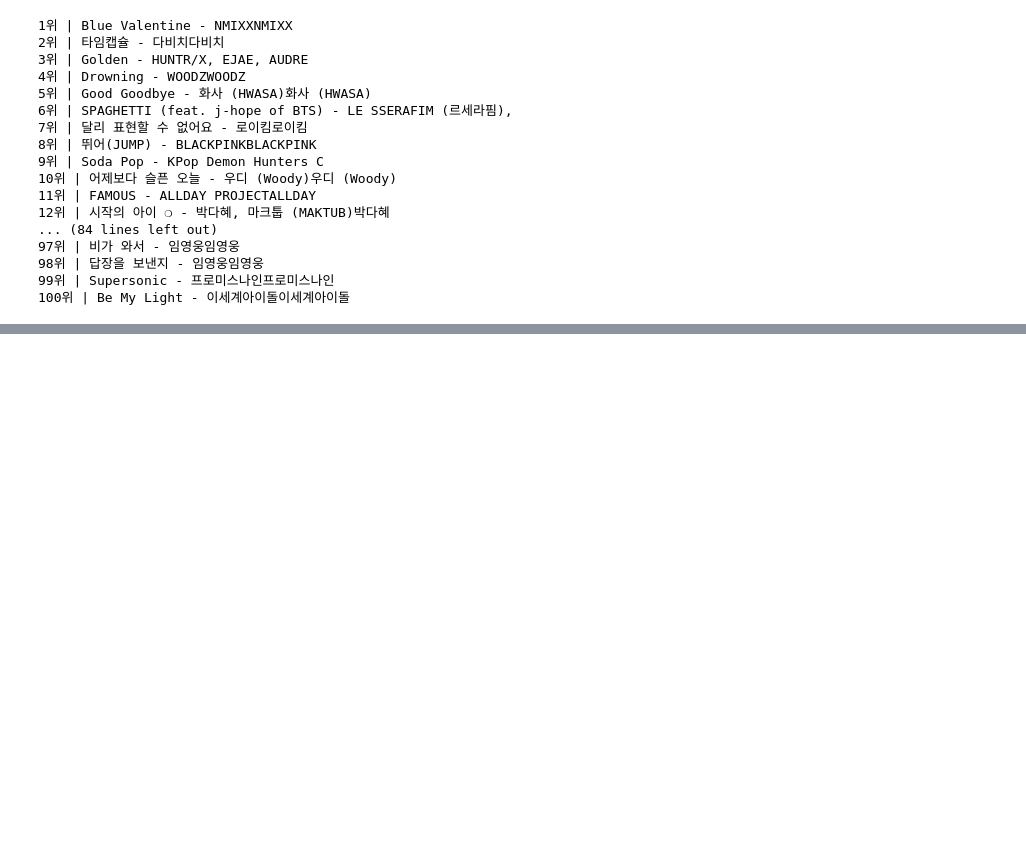
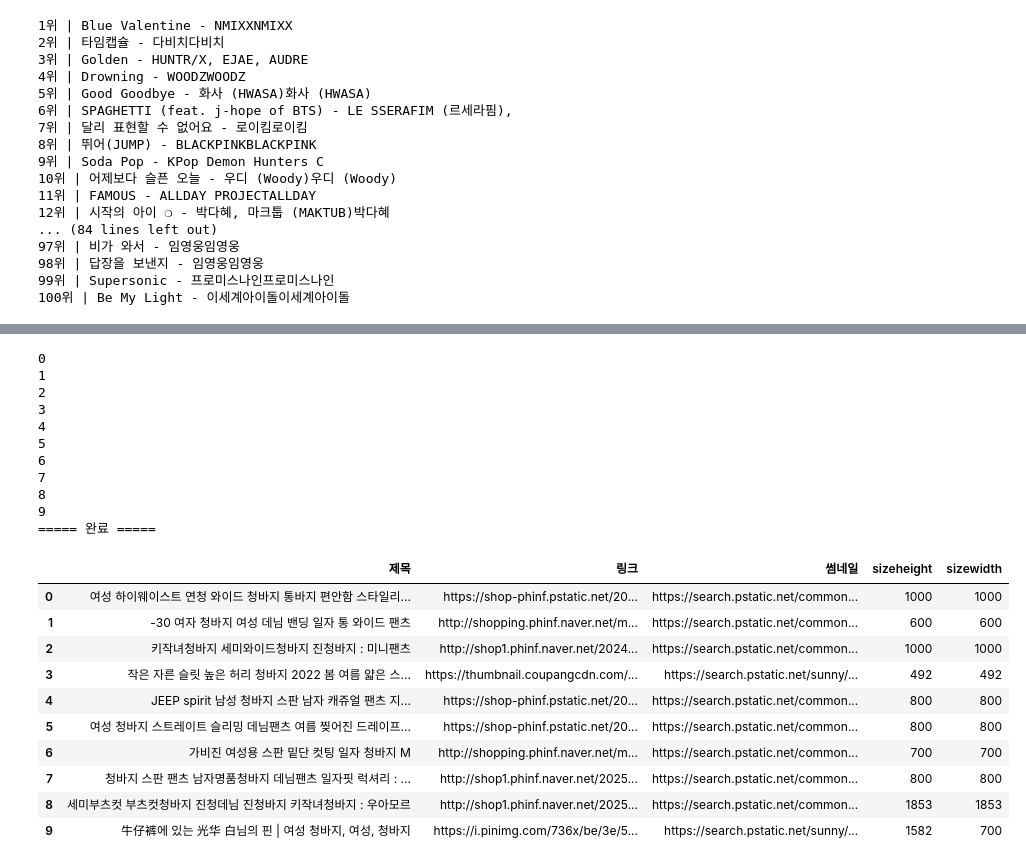
Before and after one commit to hurjoung/ai, a Jupyter notebook: source/01_python/ch14_웹데이터수집1_정적_공공api.ipynb, the cells around one changed output, grey strips where cells are left out. Cells and saved outputs as stored; diff of their text form; code cells hidden in the pictures; blank space fills up the shorter version.

```diff
--- a/source/01_python/ch14_웹데이터수집1_정적_공공api.ipynb
+++ b/source/01_python/ch14_웹데이터수집1_정적_공공api.ipynb
@@ -665,0 +886,38 @@ for rank, title, singer in zip(ranks, titles, singers):
+# %%
+def get_image_list(query):
+    'query로 검색한 이미지 정보(정보,링크,썸네일,크기) 100건 데이터 프레임을 return(방법2)'
+    from urllib.request import urlopen, Request
+    from urllib.parse import quote
+    import json
+    import pandas as pd
+    from dotenv import load_dotenv
+    import os
+    load_dotenv()
+    client_id = os.getenv('CLIENT_ID')
+    client_secret = os.getenv('CLIENT_SECRET')
+    encText = quote(query)
+    url = f'https://openapi.naver.com/v1/search/image?query={encText}&display=100'
+    headers = {
+        'X-Naver-Client-Id':client_id,
+        'X-Naver-Client-Secret':client_secret
+    }
+    request = Request(url, headers=headers)
+    response = urlopen(request)
+    # print(response.read().decode('utf-8'))
+    items = json.loads(response.read().decode('utf-8'))['items']
+    items_list = []
+    for item in items:
+        #print(item)
+        link = item.get('link')
+        thumbnail = item.get('thumbnail')
+        items_list.append({
+            '제목':item.get('title'),
+            '링크':link,
+            '썸네일': thumbnail,
+            'sizeheight': int(item.get('sizeheight')),
+            'sizewidth':  int(item.get('sizewidth')),
+        })
+    return pd.DataFrame(items_list)
+df = get_image_list("청바지")
+#df.to_csv('data/ch14_청바지.csv')
+#df.sample()
@@ -665,0 +991,25 @@ for rank, title, singer in zip(ranks, titles, singers):
+# %%
+get_image_list('청바지')
+# %% [output]
+0
+1
+2
+3
+4
+5
+6
+7
+8
+9
+===== 완료 =====
+|  | 제목 | 링크 | 썸네일 | sizeheight | sizewidth |
+| 0 | 여성 하이웨이스트 연청 와이드 청바지 통바지 편안함 스타일리... | https://shop-phinf.pstatic.net/20... | https://search.pstatic.net/common... | 1000 | 1000 |
+| 1 | -30 여자 청바지 여성 데님 밴딩 일자 통 와이드 팬츠 | http://shopping.phinf.naver.net/m... | https://search.pstatic.net/common... | 600 | 600 |
+| 2 | 키작녀청바지 세미와이드청바지 진청바지 : 미니팬츠 | http://shop1.phinf.naver.net/2024... | https://search.pstatic.net/common... | 1000 | 1000 |
+| 3 | 작은 자른 슬릿 높은 허리 청바지 2022 봄 여름 얇은 스... | https://thumbnail.coupangcdn.com/... | https://search.pstatic.net/sunny/... | 492 | 492 |
+| 4 | JEEP spirit 남성 청바지 스판 남자 캐쥬얼 팬츠 지... | https://shop-phinf.pstatic.net/20... | https://search.pstatic.net/common... | 800 | 800 |
+| 5 | 여성 청바지 스트레이트 슬리밍 데님팬츠 여름 찢어진 드레이프... | https://shop-phinf.pstatic.net/20... | https://search.pstatic.net/common... | 800 | 800 |
+| 6 | 가비진 여성용 스판 밑단 컷팅 일자 청바지 M | http://shopping.phinf.naver.net/m... | https://search.pstatic.net/common... | 700 | 700 |
+| 7 | 청바지 스판 팬츠 남자명품청바지 데님팬츠 일자핏 럭셔리 : ... | http://shop1.phinf.naver.net/2025... | https://search.pstatic.net/common... | 800 | 800 |
+| 8 | 세미부츠컷 부츠컷청바지 진청데님 진청바지 키작녀청바지 : 우아모르 | http://shop1.phinf.naver.net/2025... | https://search.pstatic.net/common... | 1853 | 1853 |
+| 9 | 牛仔裤에 있는 光华 白님의 핀 | 여성 청바지, 여성, 청바지 | https://i.pinimg.com/736x/be/3e/5... | https://search.pstatic.net/sunny/... | 1582 | 700 |
```
Also changed, not shown: parts of 29 cells of this notebook, 7 other files.
